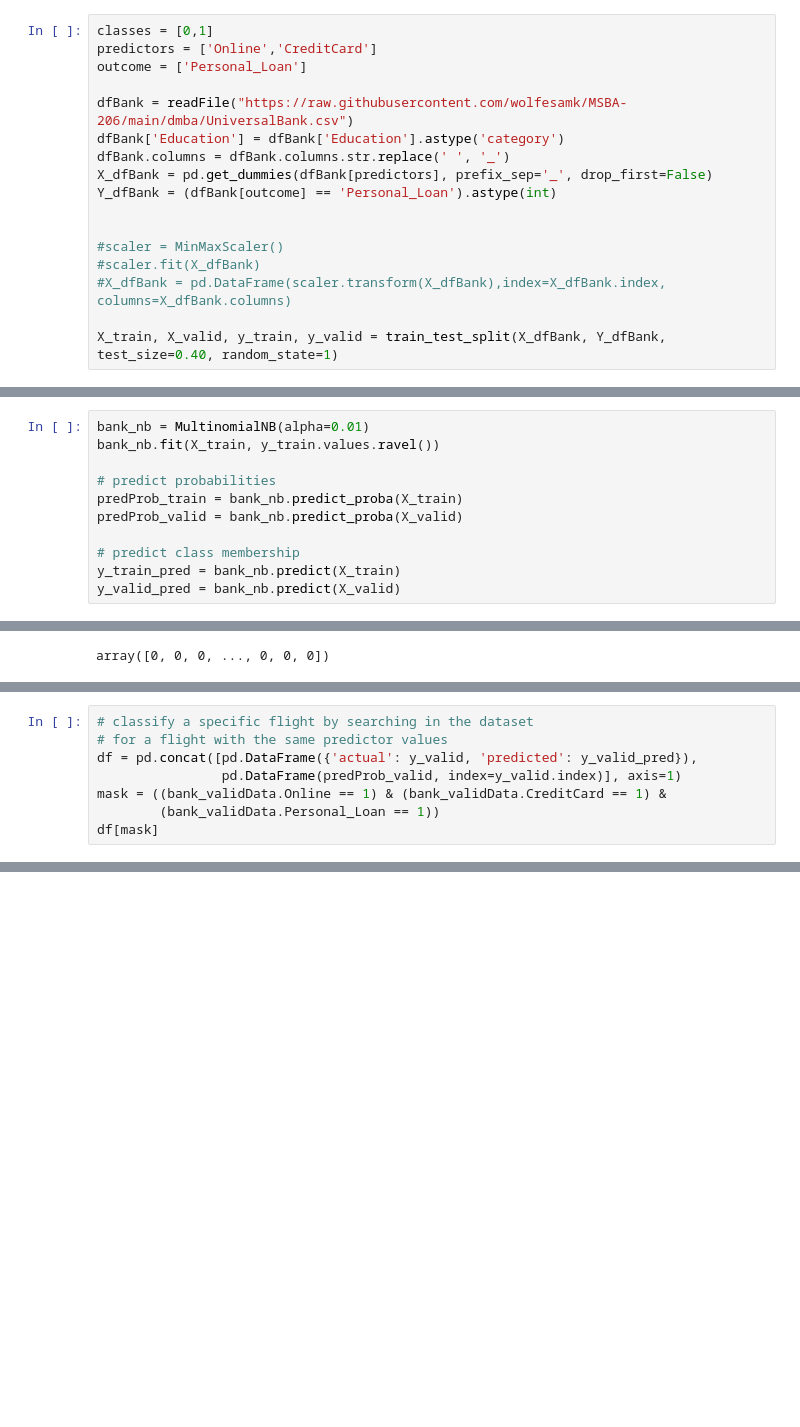
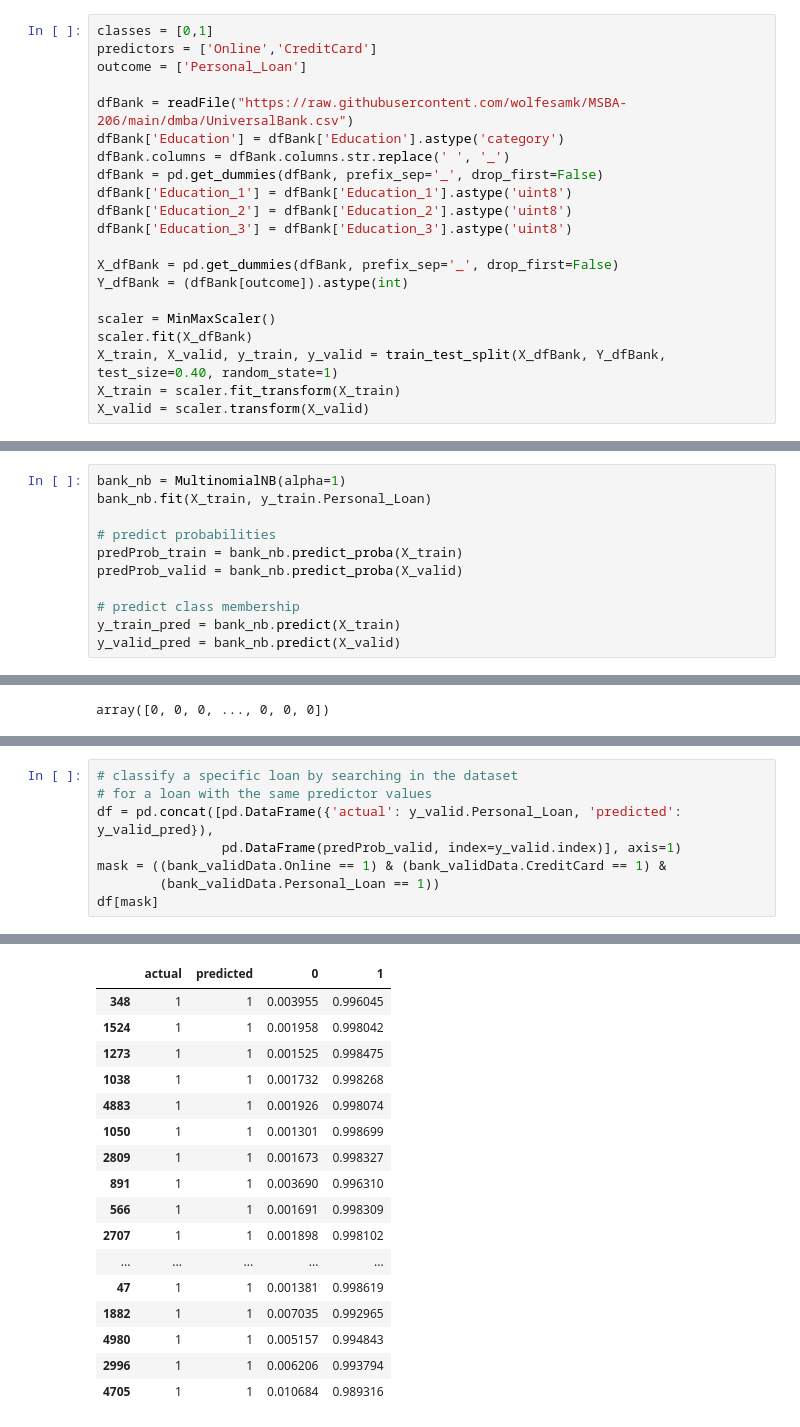
Before and after one commit to wolfesamk/MSBA-206, a Jupyter notebook: DMBA Chapter 8.ipynb, the cells around one changed output, grey strips where cells are left out. Drawn from its saved outputs; the diff is of its cells as text; blank space fills up the shorter version.

```diff
--- a/DMBA Chapter 8.ipynb
+++ b/DMBA Chapter 8.ipynb
@@ -175,20 +185,24 @@ outcome = ['Personal_Loan']
 dfBank = readFile("https://raw.githubusercontent.com/wolfesamk/MSBA-206/main/dmba/UniversalBank.csv")
 dfBank['Education'] = dfBank['Education'].astype('category')
 dfBank.columns = dfBank.columns.str.replace(' ', '_')
-X_dfBank = pd.get_dummies(dfBank[predictors], prefix_sep='_', drop_first=False)
-Y_dfBank = (dfBank[outcome] == 'Personal_Loan').astype(int)
+dfBank = pd.get_dummies(dfBank, prefix_sep='_', drop_first=False)
+dfBank['Education_1'] = dfBank['Education_1'].astype('uint8')
+dfBank['Education_2'] = dfBank['Education_2'].astype('uint8')
+dfBank['Education_3'] = dfBank['Education_3'].astype('uint8')
 
+X_dfBank = pd.get_dummies(dfBank, prefix_sep='_', drop_first=False)
+Y_dfBank = (dfBank[outcome]).astype(int)
 
-#scaler = MinMaxScaler()
-#scaler.fit(X_dfBank)
-#X_dfBank = pd.DataFrame(scaler.transform(X_dfBank),index=X_dfBank.index, columns=X_dfBank.columns)
-
+scaler = MinMaxScaler()
+scaler.fit(X_dfBank)
 X_train, X_valid, y_train, y_valid = train_test_split(X_dfBank, Y_dfBank, test_size=0.40, random_state=1)
+X_train = scaler.fit_transform(X_train)
+X_valid = scaler.transform(X_valid)
 # %% [markdown]
 #### Run Naive Bayes
 # %%
-bank_nb = MultinomialNB(alpha=0.01)
-bank_nb.fit(X_train, y_train.values.ravel())
+bank_nb = MultinomialNB(alpha=1)
+bank_nb.fit(X_train, y_train.Personal_Loan)
 
 # predict probabilities
 predProb_train = bank_nb.predict_proba(X_train)
@@ -245,9 +258,9 @@ Personal_Loan
 0              0.7036  0.2964
 1              0.6934  0.3066
 # %%
-# classify a specific flight by searching in the dataset
-# for a flight with the same predictor values
-df = pd.concat([pd.DataFrame({'actual': y_valid, 'predicted': y_valid_pred}),
+# classify a specific loan by searching in the dataset
+# for a loan with the same predictor values
+df = pd.concat([pd.DataFrame({'actual': y_valid.Personal_Loan, 'predicted': y_valid_pred}),
                 pd.DataFrame(predProb_valid, index=y_valid.index)], axis=1)
 mask = ((bank_validData.Online == 1) & (bank_validData.CreditCard == 1) &
         (bank_validData.Personal_Loan == 1))
@@ -256,0 +269,17 @@ ValueError: Data must be 1-dimensional, got ndarray of shape (2000, 1) instead
+|  | actual | predicted | 0 | 1 |
+| 348 | 1 | 1 | 0.003955 | 0.996045 |
+| 1524 | 1 | 1 | 0.001958 | 0.998042 |
+| 1273 | 1 | 1 | 0.001525 | 0.998475 |
+| 1038 | 1 | 1 | 0.001732 | 0.998268 |
+| 4883 | 1 | 1 | 0.001926 | 0.998074 |
+| 1050 | 1 | 1 | 0.001301 | 0.998699 |
+| 2809 | 1 | 1 | 0.001673 | 0.998327 |
+| 891 | 1 | 1 | 0.003690 | 0.996310 |
+| 566 | 1 | 1 | 0.001691 | 0.998309 |
+| 2707 | 1 | 1 | 0.001898 | 0.998102 |
+| ... | ... | ... | ... | ... |
+| 47 | 1 | 1 | 0.001381 | 0.998619 |
+| 1882 | 1 | 1 | 0.007035 | 0.992965 |
+| 4980 | 1 | 1 | 0.005157 | 0.994843 |
+| 2996 | 1 | 1 | 0.006206 | 0.993794 |
+| 4705 | 1 | 1 | 0.010684 | 0.989316 |
```
Also changed, not shown: parts of 11 cells of this notebook.
